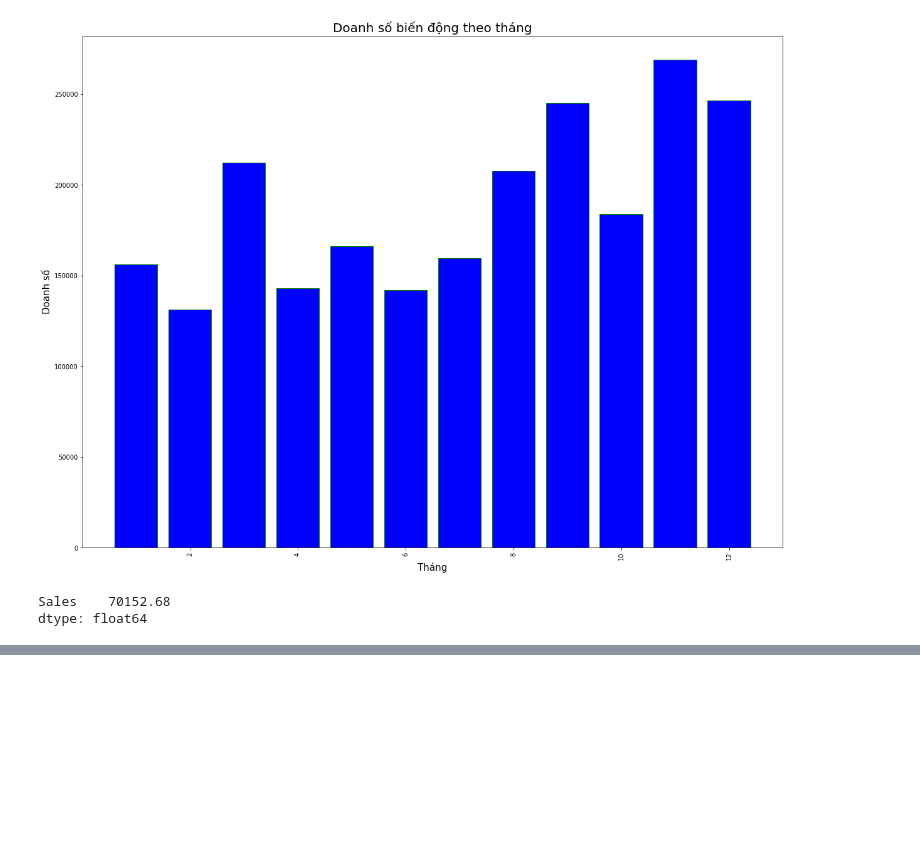
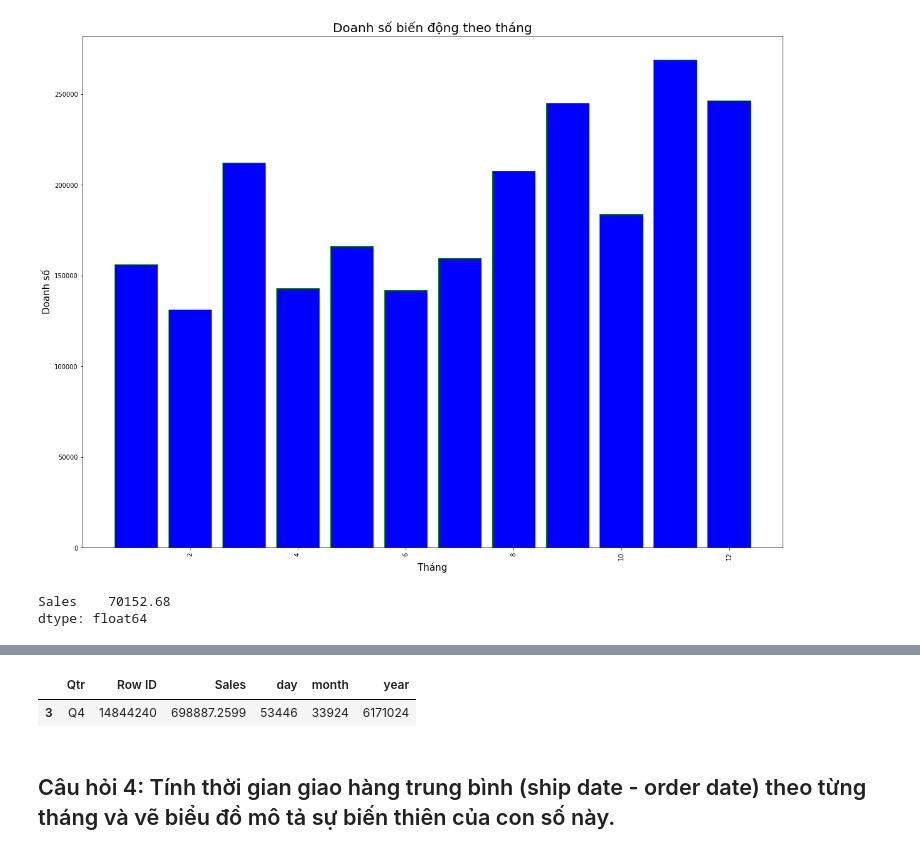
Before and after one commit to ngotancuong/mse.python, a Jupyter notebook: Baitap04.ipynb, the cells around one changed output, grey strips where cells are left out. Drawn from its saved outputs; the diff is of its cells as text; code cells hidden in the pictures; blank space fills up the shorter version.

```diff
--- a/Baitap04.ipynb
+++ b/Baitap04.ipynb
@@ -137,0 +163,8 @@ dtype: float64
+# %%
+# Quý có doanh thu cao nhất
+sell_prices_quater_df.sort_values('Sales',ascending=False).head(1)
+# %% [output]
+|  | Qtr | Row ID | Sales | day | month | year |
+| 3 | Q4 | 14844240 | 698887.2599 | 53446 | 33924 | 6171024 |
+# %% [markdown]
+## Câu hỏi 4: Tính thời gian giao hàng trung bình (ship date - order date) theo từng tháng và vẽ biểu đồ mô tả sự biến thiên của con số này.
```
Also changed, not shown: parts of 3 cells of this notebook.
